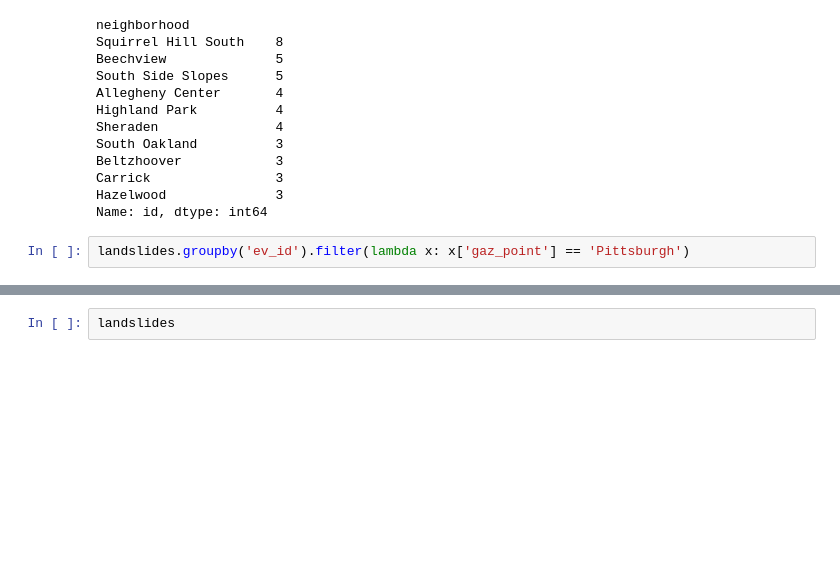
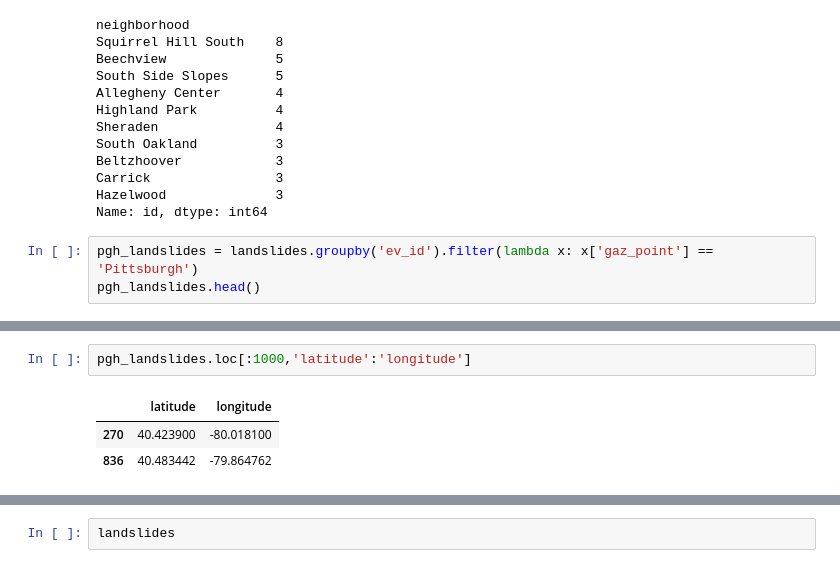
Before and after one commit to benrucker/cmpinf0999-pandas, a Jupyter notebook: bennotebook.ipynb, the cells around one changed output, grey strips where cells are left out. Drawn from its saved outputs; the diff is of its cells as text; blank space fills up the shorter version.

```diff
--- a/bennotebook.ipynb
+++ b/bennotebook.ipynb
@@ -57,7 +52,8 @@ Carrick                3
 Hazelwood              3
 Name: id, dtype: int64
 # %%
-landslides.groupby('ev_id').filter(lambda x: x['gaz_point'] == 'Pittsburgh')
+pgh_landslides = landslides.groupby('ev_id').filter(lambda x: x['gaz_point'] == 'Pittsburgh')
+pgh_landslides.head()
 # %% [output]
 |  | src_name | src_link | ev_id | ev_date | ev_time | ev_title | ev_desc | loc_desc | loc_accu | ls_cat | ... |
 | 270 | www.post-gazette.com | http://www.post-gazette.com/stori... | 4,724 | 2013-01-17 | NaN | Merrimac Street To Saw Mill Run, ... | A mudslide has closed Woodruff St... | Merrimac Street To Saw Mill Run, ... | 5km | mudslide | ... |
@@ -88,0 +85,6 @@ borough
+# %%
+pgh_landslides.loc[:1000,'latitude':'longitude']
+# %% [output]
+|  | latitude | longitude |
+| 270 | 40.423900 | -80.018100 |
+| 836 | 40.483442 | -79.864762 |
```
Also changed, not shown: parts of 8 cells of this notebook.
